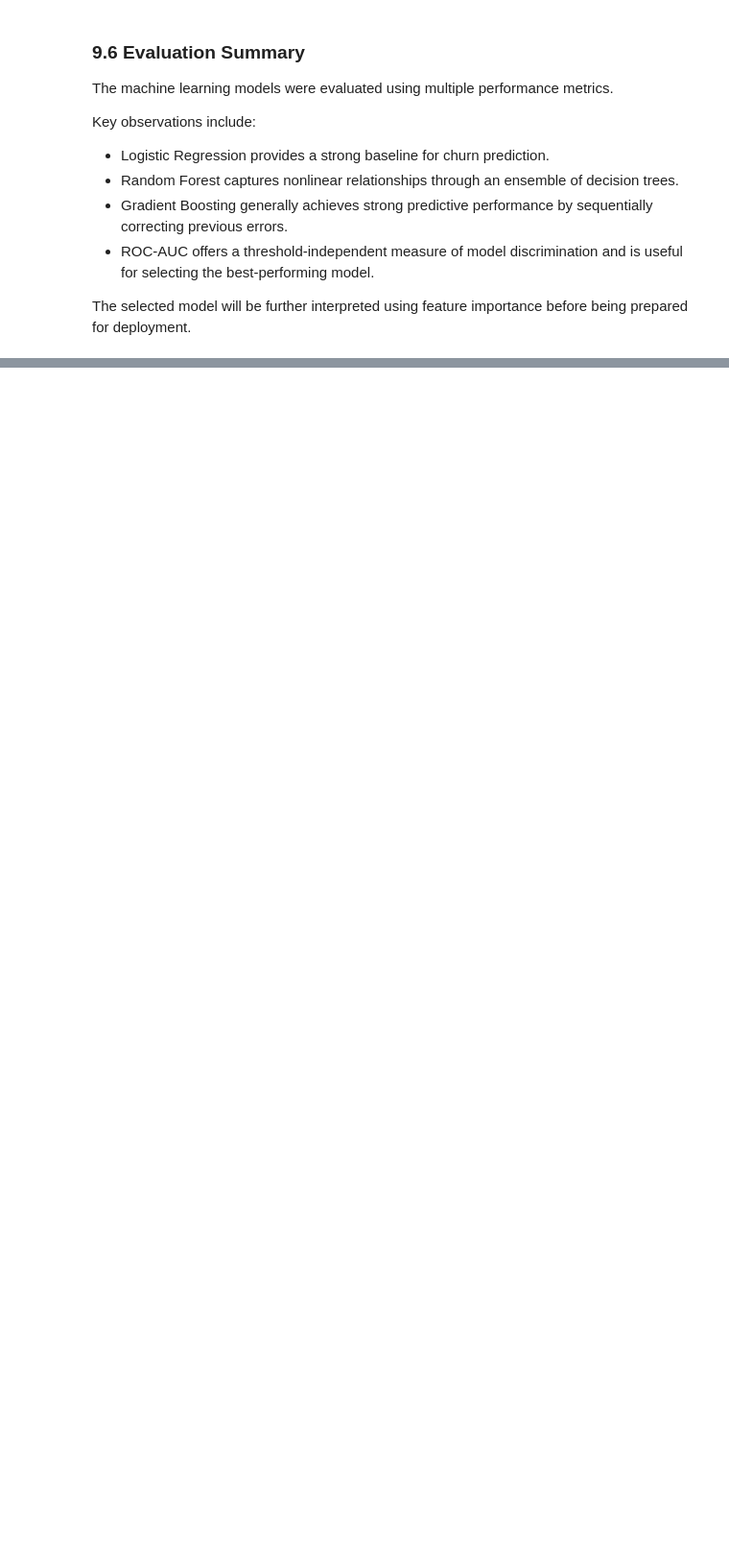
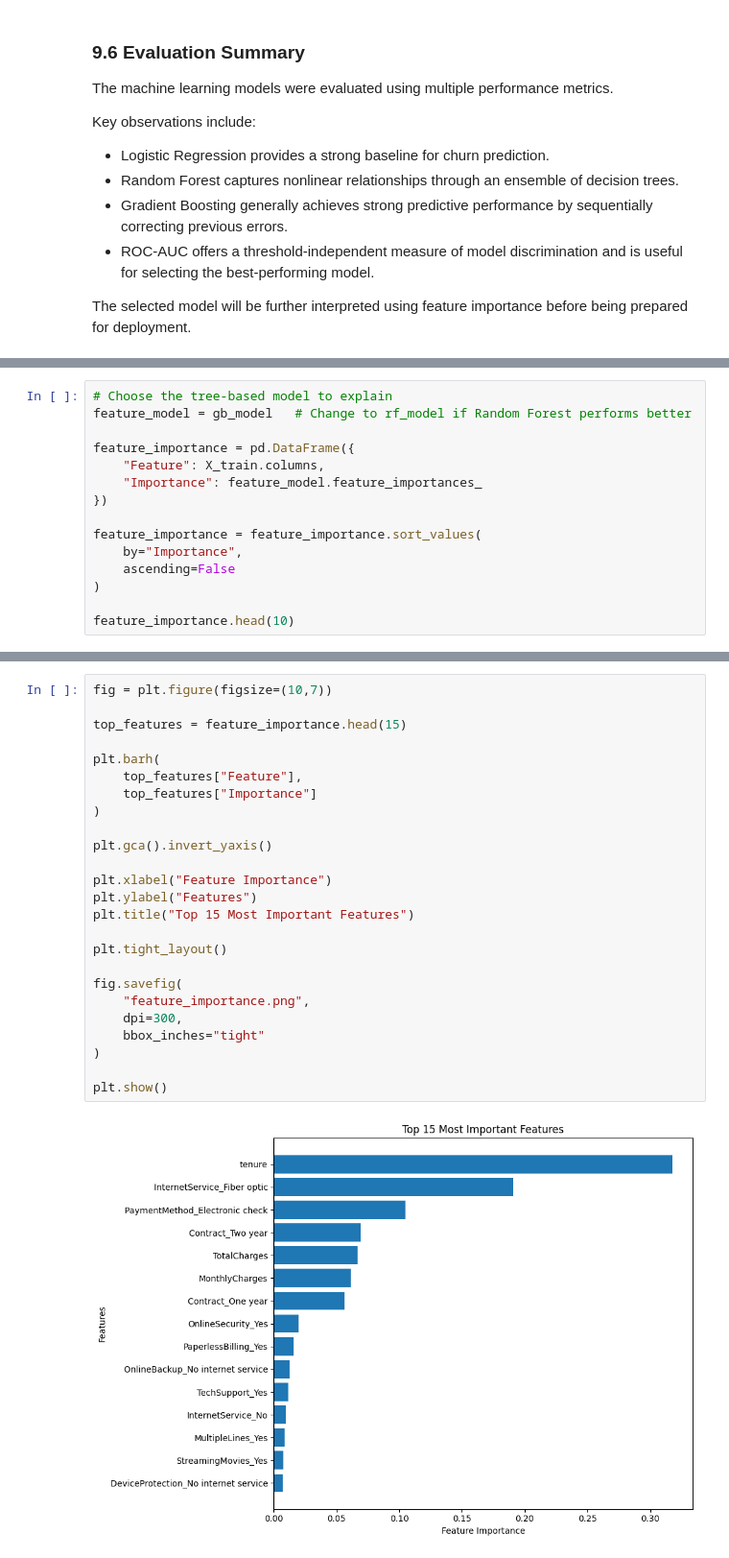
Before and after one commit to sabithamanoj/customer-churn-ml-deployment, a Jupyter notebook: Notebooks/customer_churn_pipeline.ipynb, the cells around one changed output, grey strips where cells are left out. Shown at 96% size. Cells and saved outputs as stored; diff of their text form; blank space fills up the shorter version.

```diff
--- a/Notebooks/customer_churn_pipeline.ipynb
+++ b/Notebooks/customer_churn_pipeline.ipynb
@@ -1111,0 +1122,15 @@ The selected model will be further interpreted using feature importance before b
+# %%
+# Choose the tree-based model to explain
+feature_model = gb_model   # Change to rf_model if Random Forest performs better
+
+feature_importance = pd.DataFrame({
+    "Feature": X_train.columns,
+    "Importance": feature_model.feature_importances_
+})
+
+feature_importance = feature_importance.sort_values(
+    by="Importance",
+    ascending=False
+)
+
+feature_importance.head(10)
@@ -1111,0 +1151,27 @@ The selected model will be further interpreted using feature importance before b
+# %%
+fig = plt.figure(figsize=(10,7))
+
+top_features = feature_importance.head(15)
+
+plt.barh(
+    top_features["Feature"],
+    top_features["Importance"]
+)
+
+plt.gca().invert_yaxis()
+
+plt.xlabel("Feature Importance")
+plt.ylabel("Features")
+plt.title("Top 15 Most Important Features")
+
+plt.tight_layout()
+
+fig.savefig(
+    "feature_importance.png",
+    dpi=300,
+    bbox_inches="tight"
+)
+
+plt.show()
+# %% [output]
+[figure, added]
```
Also changed, not shown: parts of 8 cells of this notebook.
